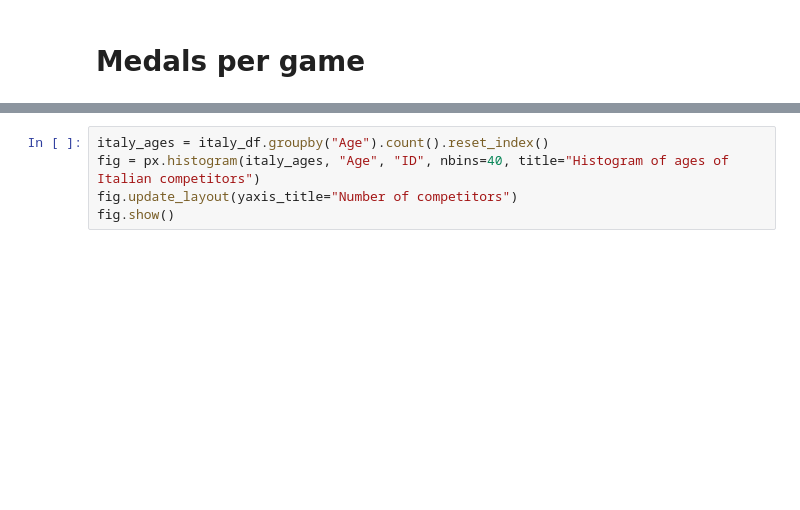
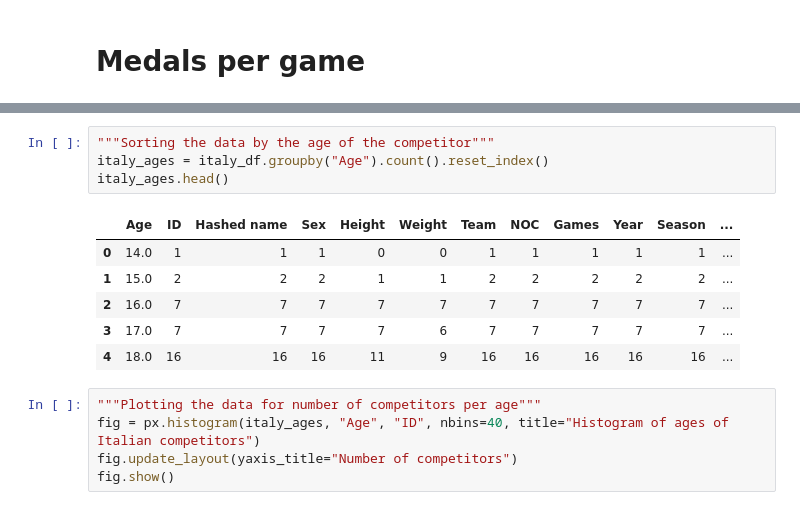
Before and after one commit to marcusbdtf/os-projekt-databehandling, a Jupyter notebook: 0-luk-uppgift.ipynb, the cells around one changed output, grey strips where cells are left out. Cells and saved outputs as stored; diff of their text form; blank space fills up the shorter version.

```diff
--- a/0-luk-uppgift.ipynb
+++ b/0-luk-uppgift.ipynb
@@ -160,5 +179,16 @@ px.bar(italy_medals_per_year, "Games", "Medal")
+# %%
+"""Sorting the data by the age of the competitor"""
+italy_ages = italy_df.groupby("Age").count().reset_index()
+italy_ages.head()
+# %% [output]
+|  | Age | ID | Hashed name | Sex | Height | Weight | Team | NOC | Games | Year | Season | ... |
+| 0 | 14.0 | 1 | 1 | 1 | 0 | 0 | 1 | 1 | 1 | 1 | 1 | ... |
+| 1 | 15.0 | 2 | 2 | 2 | 1 | 1 | 2 | 2 | 2 | 2 | 2 | ... |
+| 2 | 16.0 | 7 | 7 | 7 | 7 | 7 | 7 | 7 | 7 | 7 | 7 | ... |
+| 3 | 17.0 | 7 | 7 | 7 | 7 | 6 | 7 | 7 | 7 | 7 | 7 | ... |
+| 4 | 18.0 | 16 | 16 | 16 | 11 | 9 | 16 | 16 | 16 | 16 | 16 | ... |
 # %%
-italy_ages = italy_df.groupby("Age").count().reset_index()
+"""Plotting the data for number of competitors per age"""
 fig = px.histogram(italy_ages, "Age", "ID", nbins=40, title="Histogram of ages of Italian competitors")
 fig.update_layout(yaxis_title="Number of competitors")
 fig.show()
```
Also changed, not shown: parts of 5 cells of this notebook.
